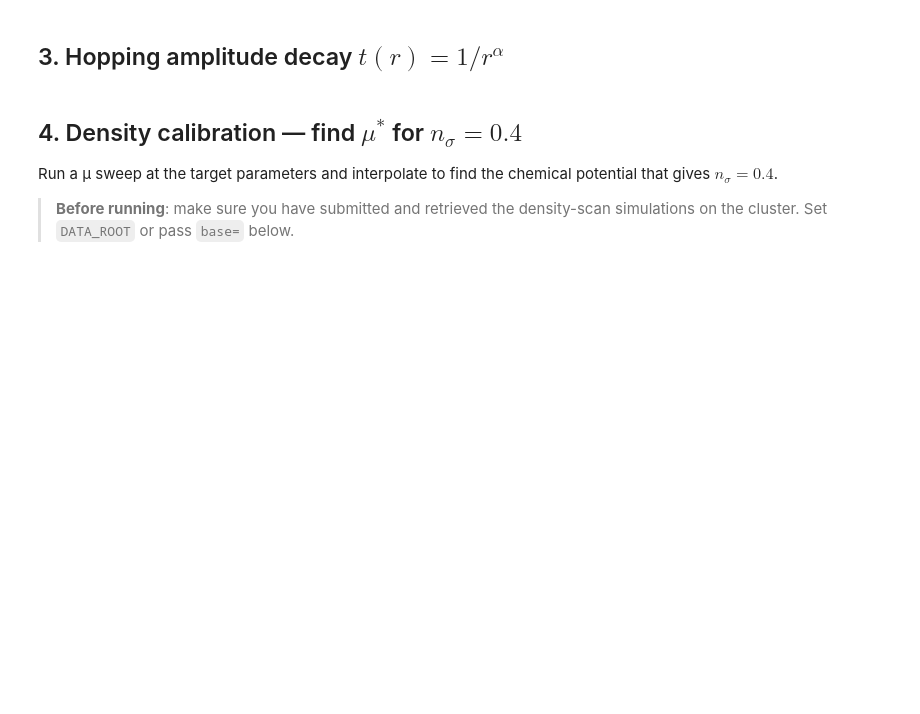
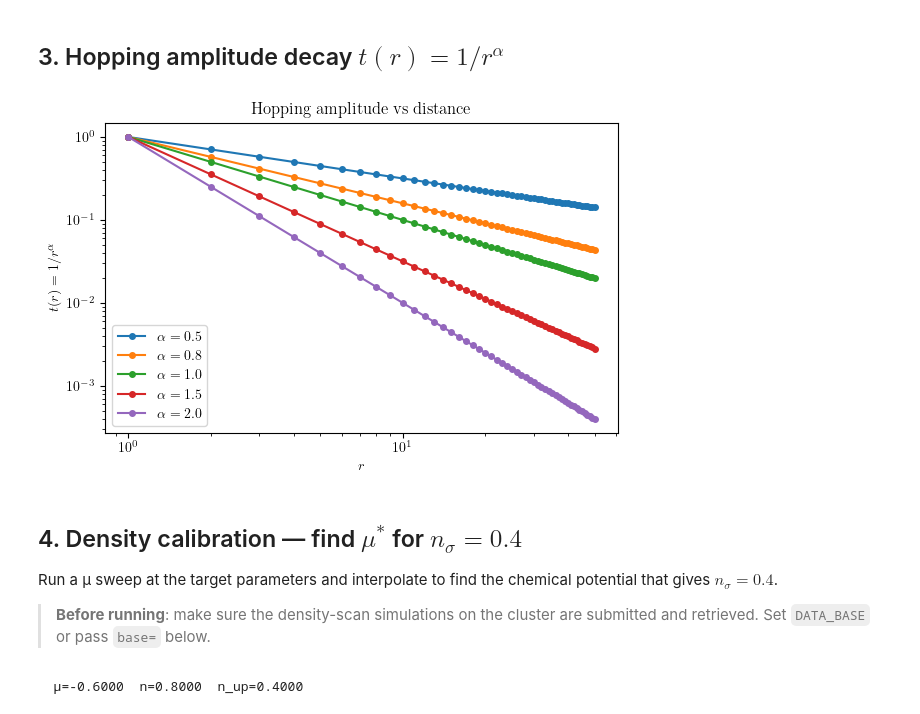
Before and after one commit to george-issa/lr-Hub, a Jupyter notebook: notebooks/00_sanity.ipynb, the cells around one changed output. Saved outputs shown, nothing was run; the diff lists cells and outputs as text; code cells hidden in the pictures; blank space fills up the shorter version.

```diff
--- a/notebooks/00_sanity.ipynb
+++ b/notebooks/00_sanity.ipynb
@@ -74,41 +82,42 @@ plt.show()
 # %%
 r = np.arange(1, 51)
 
 fig, ax = plt.subplots(figsize=(6, 4))
 for a in [0.5, 0.8, 1.0, 1.5, 2.0]:
-    ax.plot(r, 1.0 / r**a, 'o-', ms=4, label=f'α={a}')
+    ax.plot(r, 1.0 / r**a, 'o-', ms=4, label=fr'$\alpha={a}$')
 ax.set_xlabel(r'$r$')
 ax.set_ylabel(r'$t(r) = 1/r^\alpha$')
 ax.set_title('Hopping amplitude vs distance')
 ax.legend()
 ax.set_yscale('log')
 ax.set_xscale('log')
 plt.tight_layout()
-plt.savefig('../results/hopping_amplitudes_LR_1D.pdf')
+plt.savefig(RESULTS_DIR / 'hopping_amplitudes_LR_1D.pdf')
 plt.show()
+# %% [output]
+[figure, added]
 # %% [markdown]
 ## 4. Density calibration — find $\mu^*$ for $n_\sigma = 0.4$
 
 Run a μ sweep at the target parameters and interpolate to find the chemical
 potential that gives $n_\sigma = 0.4$.
 
-> **Before running**: make sure you have submitted and retrieved the density-scan
-> simulations on the cluster. Set `DATA_ROOT` or pass `base=` below.
+> **Before running**: make sure the density-scan
+> simulations on the cluster are submitted and retrieved. Set `DATA_BASE` or pass `base=` below.
 # %%
 # ---- Parameters for calibration scan ----
-U    = -5.0
-beta = 40.0
-L    = 100
-alpha = 2.0   # NN (Rmax=1) first
-Rmax  = 1
+U       = -3.0
+beta    = 70.0
+L       = 50
+alpha   = 2.0   # NN (Rmax=1) first
+Rmax    = 1
 
 # μ grid to scan (submit these with run_simulation.py --sweep-mu ...)
-mu_range = np.arange(-3.5, -1.0, 0.25)
-
-# Path to cluster data (adjust as needed)
-DATA_BASE = "/nfs/home/gissa/Hubbard"
+mu_range = [-0.60]
 
 result = scan_density_vs_mu(
     U=U, beta=beta, L=L, mu_range=mu_range,
-    alpha=alpha, Rmax=Rmax, sID=1, base=DATA_BASE
+    alpha=alpha, Rmax=Rmax, sID=1, base=DATA_DIR
 )
+# %% [output]
+  μ=-0.6000  n=0.8000  n_up=0.4000
```
Also changed, not shown: parts of 5 cells of this notebook, 7 other files.
